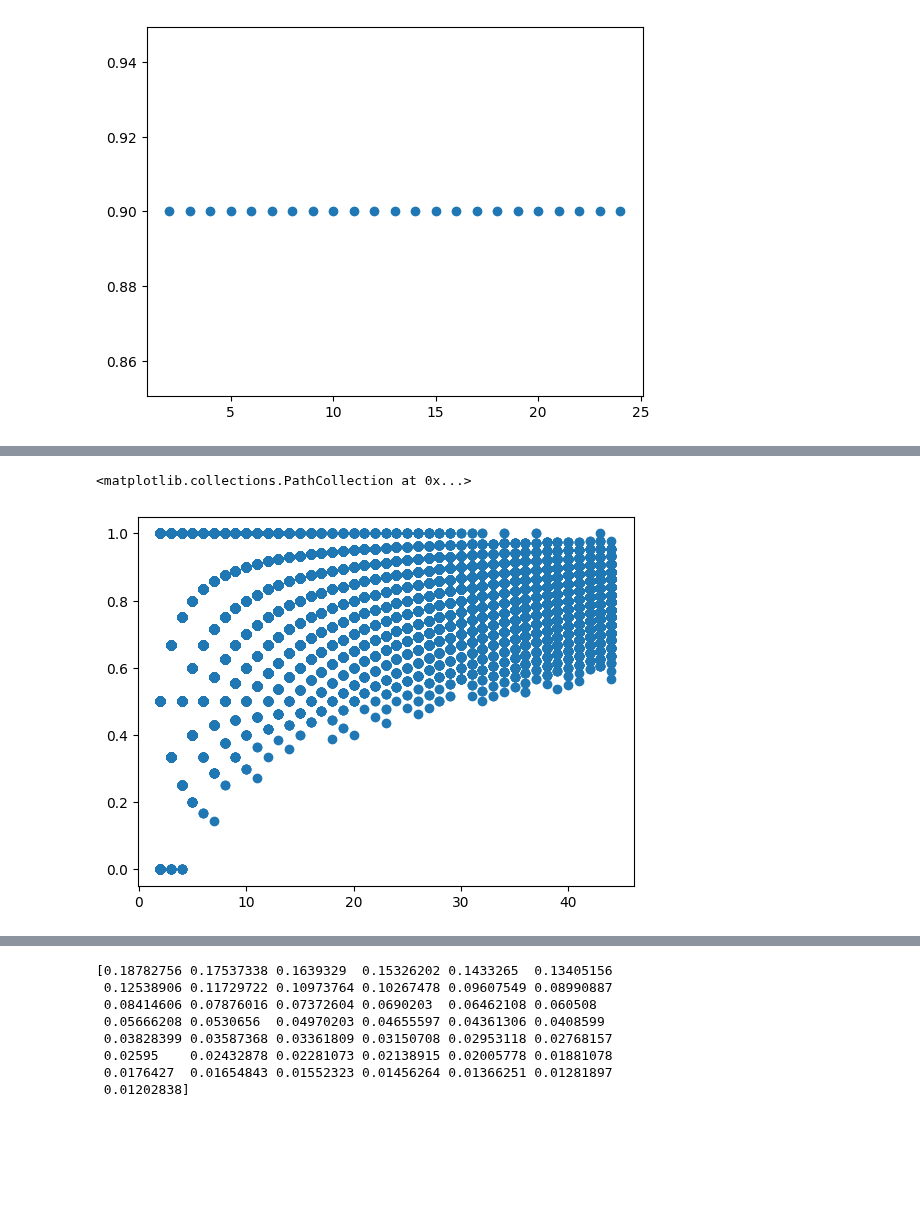
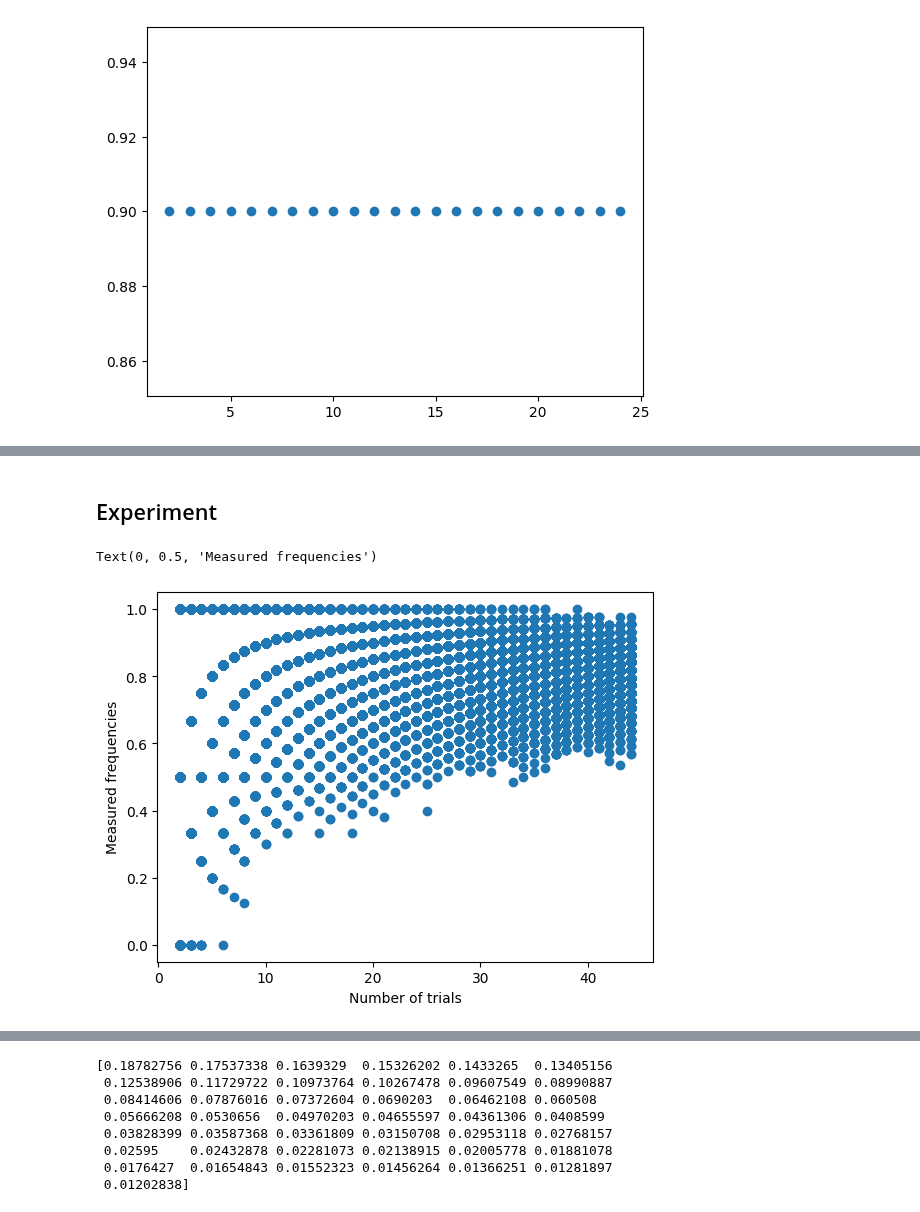
Before and after one commit to choisant/imcalML, a Jupyter notebook: notebooks/p_values.ipynb, the cells around one changed output, grey strips where cells are left out. Drawn from its saved outputs; the diff is of its cells as text; code cells hidden in the pictures; blank space fills up the shorter version.

```diff
--- a/notebooks/p_values.ipynb
+++ b/notebooks/p_values.ipynb
@@ -40,3 +41,19 @@ plt.scatter(n_list, exp_values)
 # %% [output]
 <matplotlib.collections.PathCollection at 0x...>
 [figure]
+# %%
+n_list = np.arange(1, 45)
+frequencies = [[0]*(n) for n in n_list]
+probabilites = [[0]*(n) for n in n_list]
+nu=0.9
+for i, n in enumerate(n_list):
+    k_list = np.arange(0, n+1)
+    frequencies[i] = [k/n for k in k_list]
+    probabilites[i] = [binomial_probability(k, n, nu) for k in k_list]
+
+fig, ax = plt.subplots()
+for i in range(len(n_list)):
+    f_values = frequencies[i]
+    ax.scatter([n_list[i]]*len(f_values), f_values)
+ax.set_xlabel("Number of trials")
+ax.set_ylabel("Possible frequencies")
@@ -42,0 +63,14 @@ plt.scatter(n_list, exp_values)
+# %%
+fig, ax = plt.subplots()
+mean_vals = np.zeros(len(n_list))
+most_prob_vals = np.zeros(len(n_list))
+for i in range(len(n_list)):
+    f_values = np.array(frequencies[i])
+    probs = np.array(probabilites[i])
+    sn.scatterplot(x=[n_list[i]]*len(f_values), y=f_values, hue=probs, legend=False, ax=ax)
+    mean_vals[i] = np.array(f_values*probs).sum()
+    most_prob_vals[i] = f_values[probs.argmax()]
+ax.plot(n_list, mean_vals)
+ax.plot(n_list, most_prob_vals)
+ax.set_xlabel("Number of trials")
+ax.set_ylabel("Possible frequencies")
@@ -43,20 +80,25 @@ plt.scatter(n_list, exp_values)
+# %% [markdown]
+## Experiment
 # %%
+fig, ax = plt.subplots()
 n_list = np.arange(2, 45)
 nu=0.8
 M=3000
 frequencies = np.zeros((M, len(n_list)))
 for m in range(0,M):
     k_list = [np.random.binomial(n, nu) for n in n_list]
     frequencies[m] = [k_list[i]/n_list[i] for i in range(len(n_list))]
 f_mean = frequencies.mean(axis=0)
 err_up = np.percentile(frequencies, 95, axis=0)
 err_down = np.percentile(frequencies, 35, axis=0)
 
-plt.scatter([n_list]*M, frequencies, alpha=1)
+ax.scatter([n_list]*M, frequencies, alpha=1)
 #plt.errorbar(n_list, f_mean, yerr=(err_down, err_up))
+ax.set_xlabel("Number of trials")
+ax.set_ylabel("Measured frequencies")
 # %% [output]
-<matplotlib.collections.PathCollection at 0x...>
+Text(0, 0.5, 'Measured frequencies')
-[figure, old version]
+[figure, new version]
 # %%
 fig, ax = plt.subplots()
 ax.scatter([n_list]*M, frequencies, alpha=0.05, label="Trials")
```
Also changed, not shown: parts of 8 cells of this notebook.
